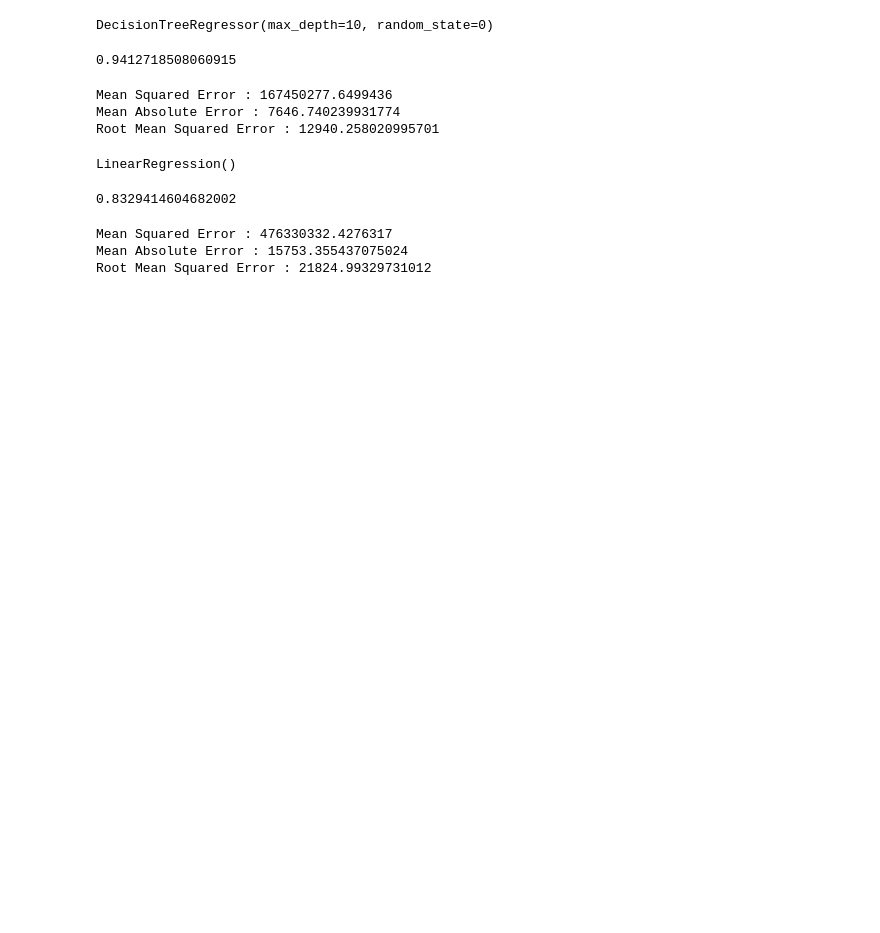
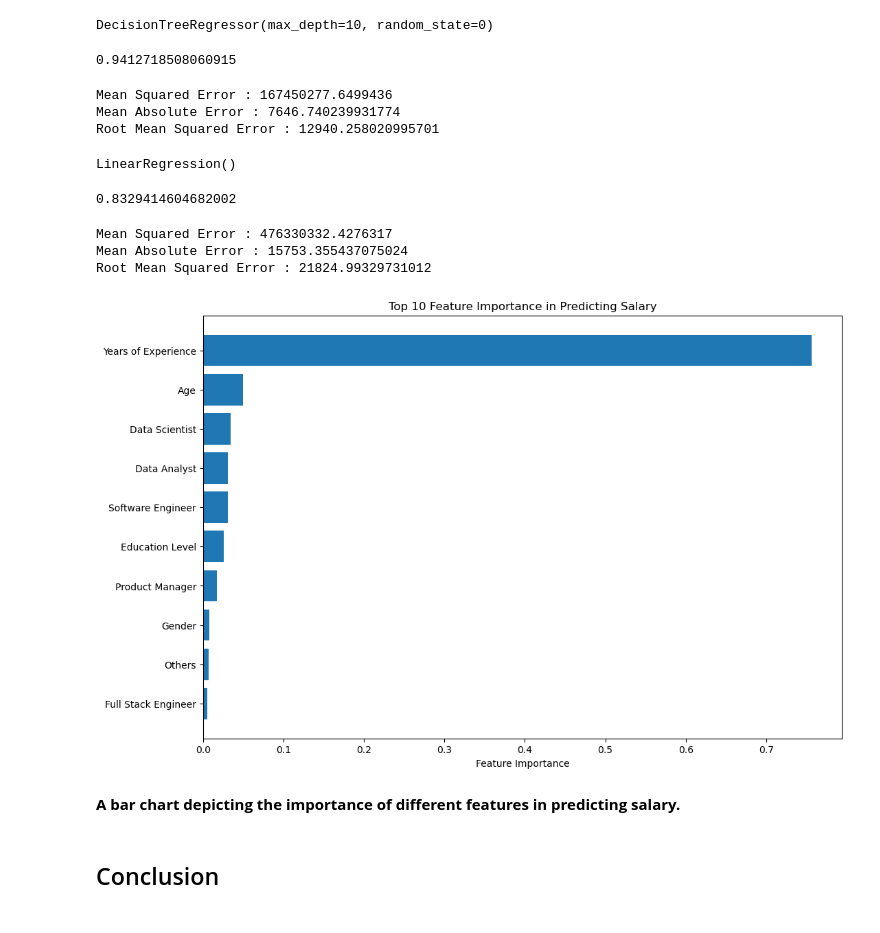
Before and after one commit to Pranjali1049/Salary_Prediction, a Jupyter notebook: Salary Prediction.ipynb, the cells around one changed output. Cells and saved outputs as stored; diff of their text form; code cells hidden in the pictures; blank space fills up the shorter version.

```diff
--- a/Salary Prediction.ipynb
+++ b/Salary Prediction.ipynb
@@ -487,3 +507,28 @@ print("Root Mean Squared Error :",mean_squared_error(y_test,y_pred_lr,squared=Fa
 Mean Squared Error : 476330332.4276317
 Mean Absolute Error : 15753.355437075024
 Root Mean Squared Error : 21824.99329731012
+# %%
+# Access the feature importances of Random Forest Regressor
+feature_importances = rfr.feature_importances_
+
+# Assuming you have a list of feature names that corresponds to the feature importances
+feature_names = list(x_train.columns)
+
+# Sort feature importances in descending order
+sorted_indices = np.argsort(feature_importances)[::-1]
+sorted_feature_importances = [feature_importances[i] for i in sorted_indices]
+sorted_feature_names = [feature_names[i] for i in sorted_indices]
+
+# Create a bar chart
+plt.figure(figsize=(12, 8))
+plt.barh(sorted_feature_names[:10], sorted_feature_importances[:10])
+plt.xlabel('Feature Importance')
+plt.title('Top 10 Feature Importance in Predicting Salary')
+plt.gca().invert_yaxis()  # Invert the y-axis for better visualization
+plt.show()
+# %% [output]
+[figure, added]
+# %% [markdown]
+**A bar chart depicting the importance of different features in predicting salary.**
+# %% [markdown]
+<h2>Conclusion<h2>
```
Also changed, not shown: parts of 14 cells of this notebook.
